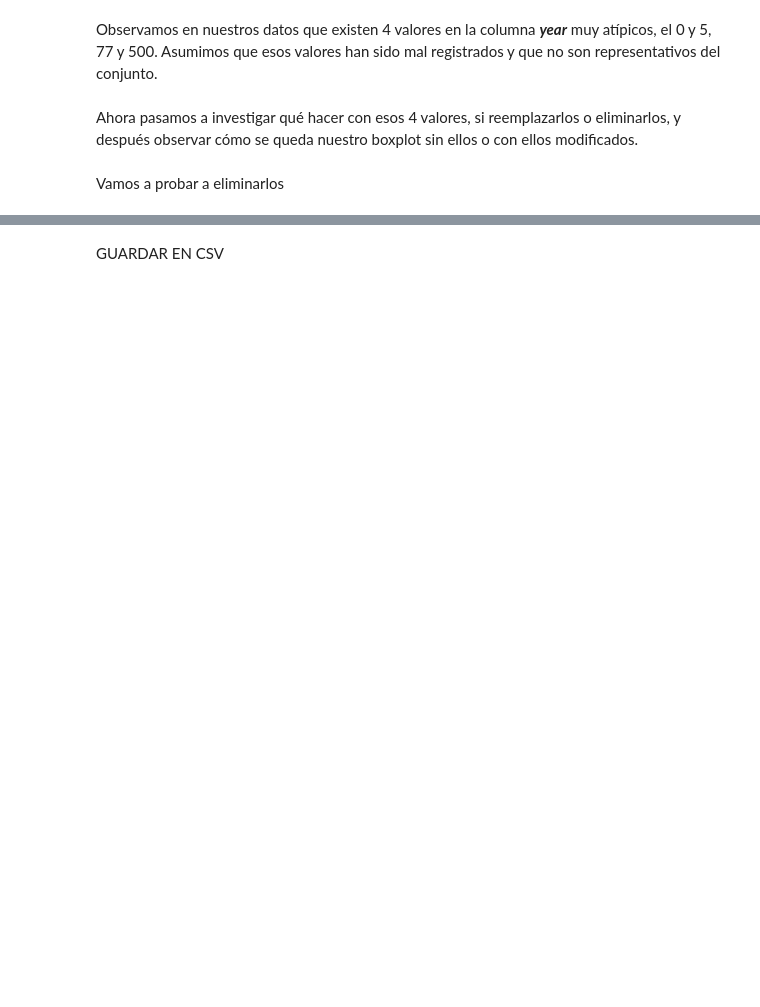
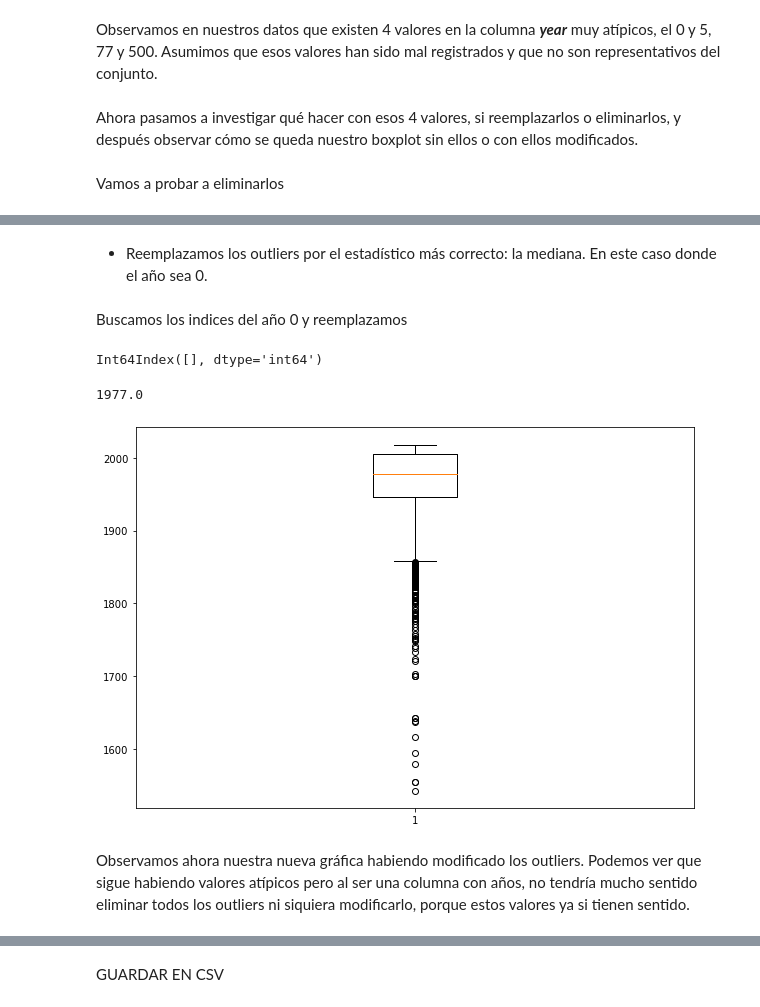
Before and after one commit to Adalab/DA-promo-A-module-2-pairprog-2-pair-3-Alicia-Laura, a Jupyter notebook: Limpieza/pair_limpieza_3.ipynb, the cells around one changed output, grey strips where cells are left out. Saved outputs shown, nothing was run; the diff lists cells and outputs as text; code cells hidden in the pictures; blank space fills up the shorter version.

```diff
--- a/Limpieza/pair_limpieza_3.ipynb
+++ b/Limpieza/pair_limpieza_3.ipynb
@@ -138,0 +190,2 @@ x
+# %%
+eliminar = df_sin_outliers.drop(df_sin_outliers.index[indices])
@@ -138,0 +202,25 @@ x
+# %% [markdown]
+- Reemplazamos los outliers por el estadístico más correcto: la mediana. En este caso donde el año sea 0.
+# %% [markdown]
+Buscamos los indices del año 0 y reemplazamos
+# %%
+indices_cero = eliminar['year'][eliminar['year'] == 0].index
+indices_cero
+# %% [output]
+Int64Index([], dtype='int64')
+# %%
+mediana = eliminar['year'].median()
+mediana
+# %% [output]
+1977.0
+# %%
+for i in indices_cero: # iteremos por la lista de valores para cada columna
+    eliminar.loc[i] = mediana
+# %%
+fig = plt.figure(figsize=(10,7))
+plt.boxplot(eliminar["year"])
+plt.show()
+# %% [output]
+[figure, added]
+# %% [markdown]
+Observamos ahora nuestra nueva gráfica habiendo modificado los outliers. Podemos ver que sigue habiendo valores atípicos pero al ser una columna con años, no tendría mucho sentido eliminar todos los outliers ni siquiera modificarlo, porque estos valores ya si tienen sentido.
```
Also changed, not shown: parts of 43 cells of this notebook.
